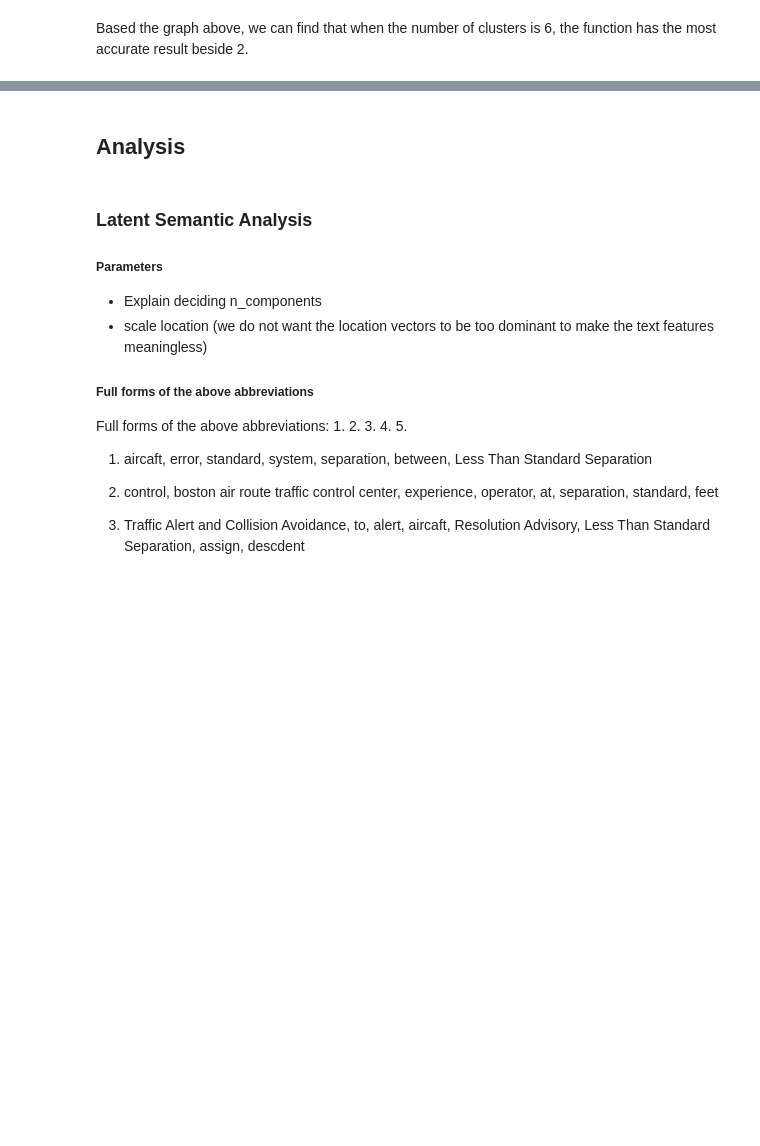
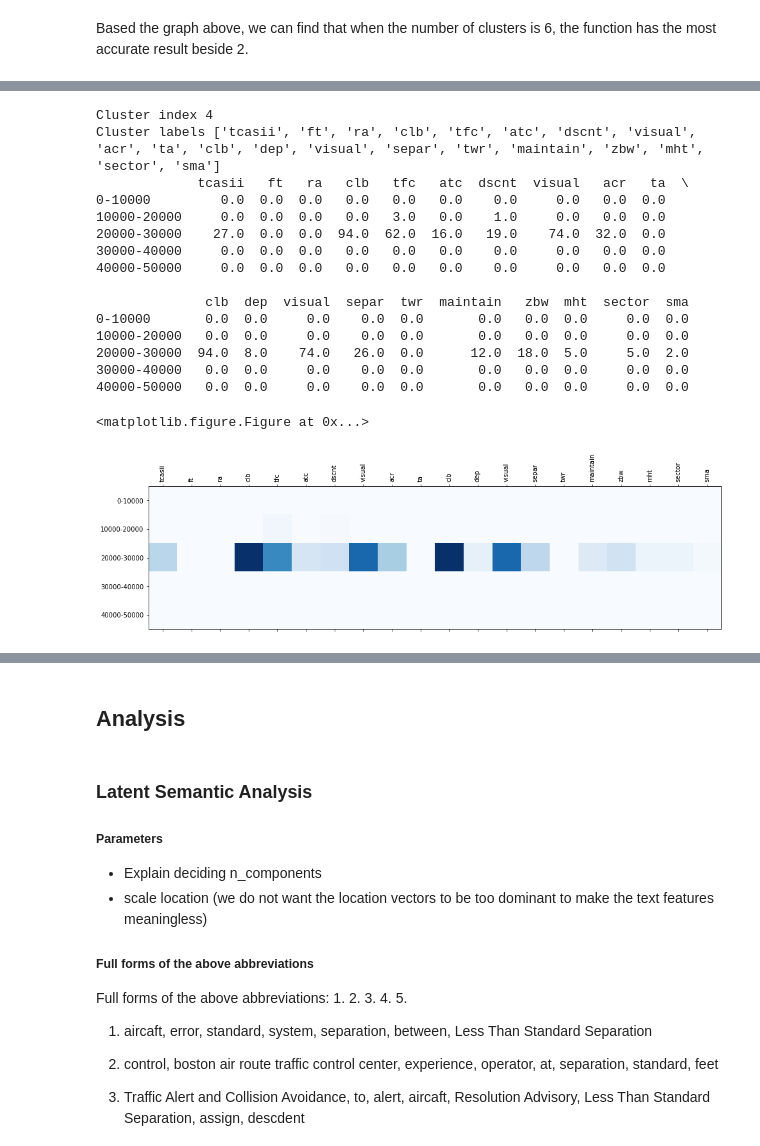
Before and after one commit to lingyigu/acas, a Jupyter notebook: src/03-Clustering.ipynb, the cells around one changed output, grey strips where cells are left out. Cells and saved outputs as stored; diff of their text form; code cells hidden in the pictures; blank space fills up the shorter version.

```diff
--- a/src/03-Clustering.ipynb
+++ b/src/03-Clustering.ipynb
@@ -415,0 +526,20 @@ plt.show()
+# %%
+cluster_heat_map(3)
+# %% [output]
+Cluster index 4
+Cluster labels ['tcasii', 'ft', 'ra', 'clb', 'tfc', 'atc', 'dscnt', 'visual', 'acr', 'ta', 'clb', 'dep', 'visual', 'separ', 'twr', 'maintain', 'zbw', 'mht', 'sector', 'sma']
+             tcasii   ft   ra   clb   tfc   atc  dscnt  visual   acr   ta  \
+0-10000         0.0  0.0  0.0   0.0   0.0   0.0    0.0     0.0   0.0  0.0
+10000-20000     0.0  0.0  0.0   0.0   3.0   0.0    1.0     0.0   0.0  0.0
+20000-30000    27.0  0.0  0.0  94.0  62.0  16.0   19.0    74.0  32.0  0.0
+30000-40000     0.0  0.0  0.0   0.0   0.0   0.0    0.0     0.0   0.0  0.0
+40000-50000     0.0  0.0  0.0   0.0   0.0   0.0    0.0     0.0   0.0  0.0
+
+              clb  dep  visual  separ  twr  maintain   zbw  mht  sector  sma
+0-10000       0.0  0.0     0.0    0.0  0.0       0.0   0.0  0.0     0.0  0.0
+10000-20000   0.0  0.0     0.0    0.0  0.0       0.0   0.0  0.0     0.0  0.0
+20000-30000  94.0  8.0    74.0   26.0  0.0      12.0  18.0  5.0     5.0  2.0
+30000-40000   0.0  0.0     0.0    0.0  0.0       0.0   0.0  0.0     0.0  0.0
+40000-50000   0.0  0.0     0.0    0.0  0.0       0.0   0.0  0.0     0.0  0.0
+<matplotlib.figure.Figure at 0x...>
+[figure, added]
```
Also changed, not shown: parts of 19 cells of this notebook, 1 other file.
